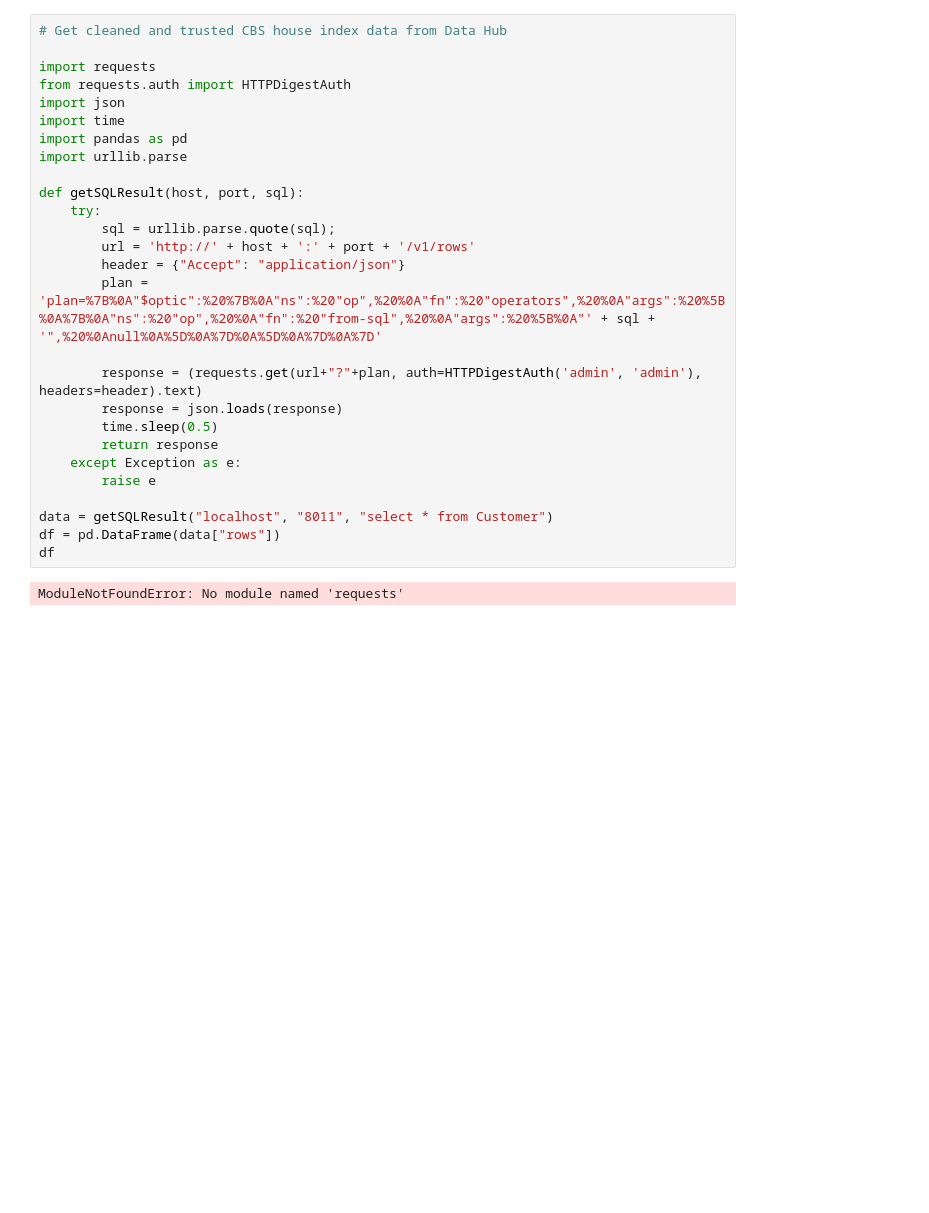
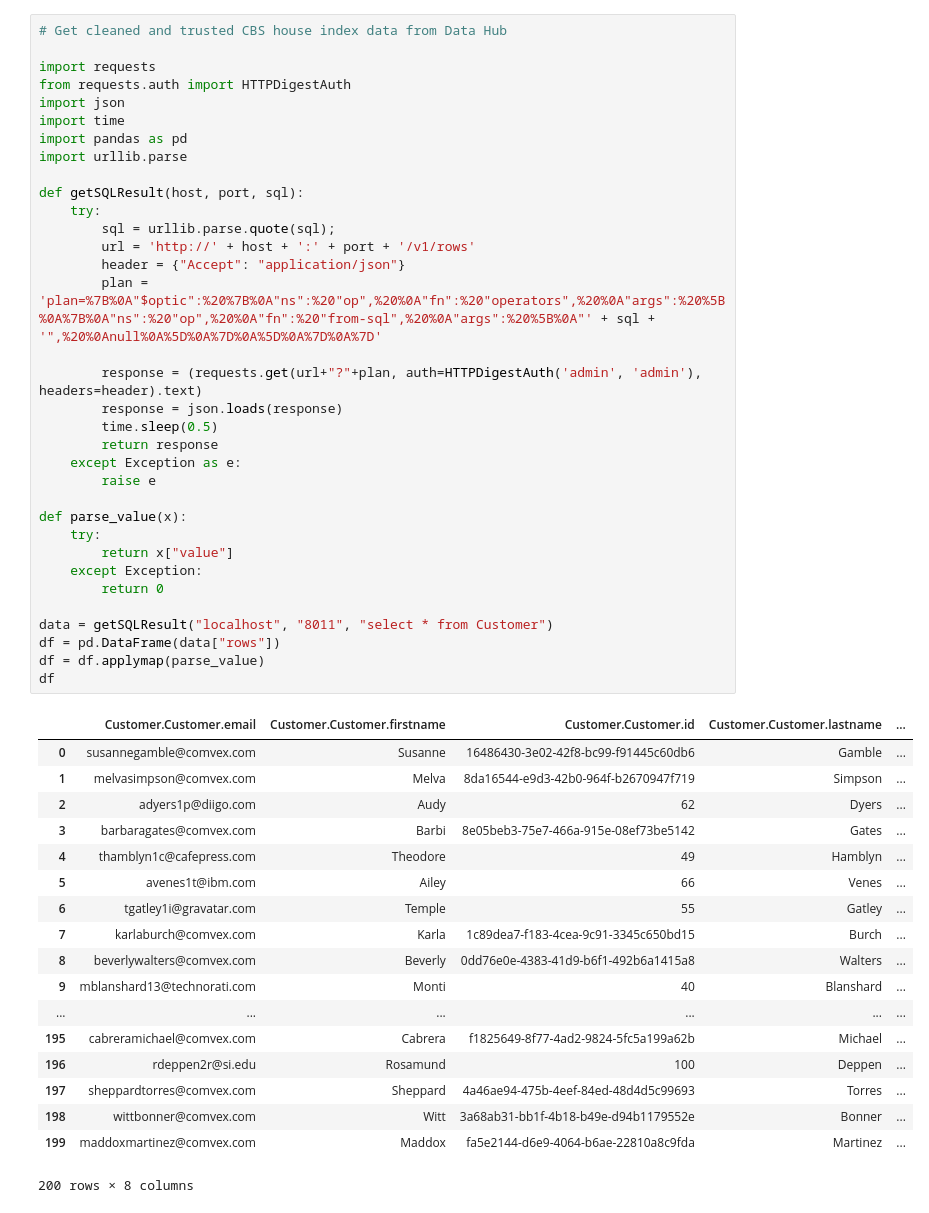
Before and after one commit to michelderu/insurance, a Jupyter notebook: Get_SQL_from_DataHub.ipynb, the cells around one changed output. Saved outputs shown, nothing was run; the diff lists cells and outputs as text; blank space fills up the shorter version.

```diff
--- a/Get_SQL_from_DataHub.ipynb
+++ b/Get_SQL_from_DataHub.ipynb
@@ -6,29 +18,53 @@
 # %%
 # Get cleaned and trusted CBS house index data from Data Hub
 
 import requests
 from requests.auth import HTTPDigestAuth
 import json
 import time
 import pandas as pd
 import urllib.parse
 
 def getSQLResult(host, port, sql):
     try:
         sql = urllib.parse.quote(sql);
         url = 'http://' + host + ':' + port + '/v1/rows'
         header = {"Accept": "application/json"}
         plan = 'plan=%7B%0A"$optic":%20%7B%0A"ns":%20"op",%20%0A"fn":%20"operators",%20%0A"args":%20%5B%0A%7B%0A"ns":%20"op",%20%0A"fn":%20"from-sql",%20%0A"args":%20%5B%0A"' + sql + '",%20%0Anull%0A%5D%0A%7D%0A%5D%0A%7D%0A%7D'
 
         response = (requests.get(url+"?"+plan, auth=HTTPDigestAuth('admin', 'admin'), headers=header).text)
         response = json.loads(response)
         time.sleep(0.5)
         return response
     except Exception as e:
         raise e
 
+def parse_value(x):
+    try:
+        return x["value"]
+    except Exception:
+        return 0
+
 data = getSQLResult("localhost", "8011", "select * from Customer")
 df = pd.DataFrame(data["rows"])
+df = df.applymap(parse_value)
 df
 # %% [output]
+|  | Customer.Customer.email | Customer.Customer.firstname | Customer.Customer.id | Customer.Customer.lastname | ... |
+| 0 | susannegamble@comvex.com | Susanne | 16486430-3e02-42f8-bc99-f91445c60db6 | Gamble | ... |
+| 1 | melvasimpson@comvex.com | Melva | 8da16544-e9d3-42b0-964f-b2670947f719 | Simpson | ... |
+| 2 | adyers1p@diigo.com | Audy | 62 | Dyers | ... |
+| 3 | barbaragates@comvex.com | Barbi | 8e05beb3-75e7-466a-915e-08ef73be5142 | Gates | ... |
+| 4 | thamblyn1c@cafepress.com | Theodore | 49 | Hamblyn | ... |
+| 5 | avenes1t@ibm.com | Ailey | 66 | Venes | ... |
+| 6 | tgatley1i@gravatar.com | Temple | 55 | Gatley | ... |
+| 7 | karlaburch@comvex.com | Karla | 1c89dea7-f183-4cea-9c91-3345c650bd15 | Burch | ... |
+| 8 | beverlywalters@comvex.com | Beverly | 0dd76e0e-4383-41d9-b6f1-492b6a1415a8 | Walters | ... |
+| 9 | mblanshard13@technorati.com | Monti | 40 | Blanshard | ... |
+| ... | ... | ... | ... | ... | ... |
+| 195 | cabreramichael@comvex.com | Cabrera | f1825649-8f77-4ad2-9824-5fc5a199a62b | Michael | ... |
+| 196 | rdeppen2r@si.edu | Rosamund | 100 | Deppen | ... |
+| 197 | sheppardtorres@comvex.com | Sheppard | 4a46ae94-475b-4eef-84ed-48d4d5c99693 | Torres | ... |
+| 198 | wittbonner@comvex.com | Witt | 3a68ab31-bb1f-4b18-b49e-d94b1179552e | Bonner | ... |
+| 199 | maddoxmartinez@comvex.com | Maddox | fa5e2144-d6e9-4064-b6ae-22810a8c9fda | Martinez | ... |
-ModuleNotFoundError: No module named 'requests'
+200 rows × 8 columns
```
Also changed, not shown: parts of 1 cell of this notebook, 15 other files.
